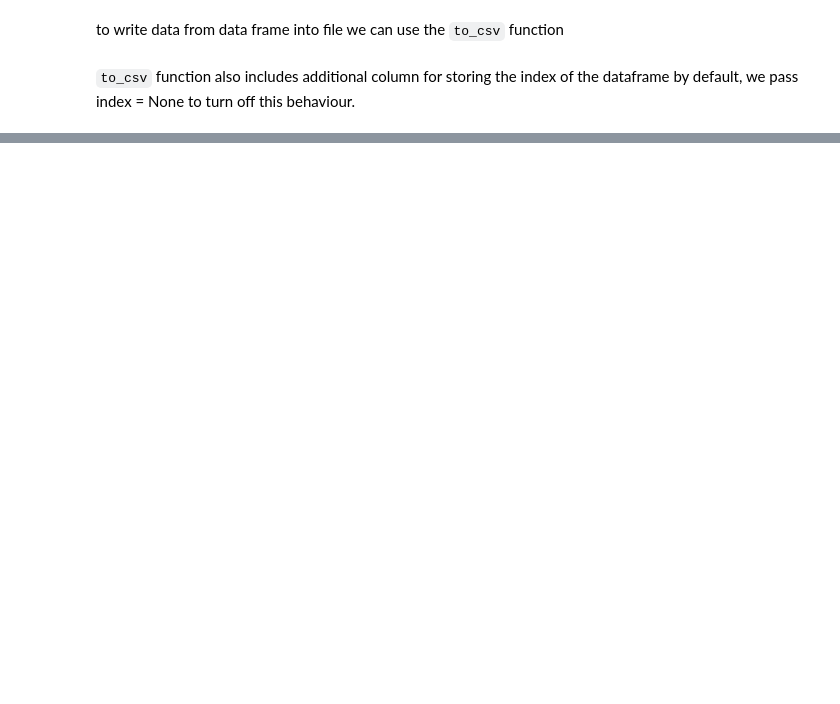
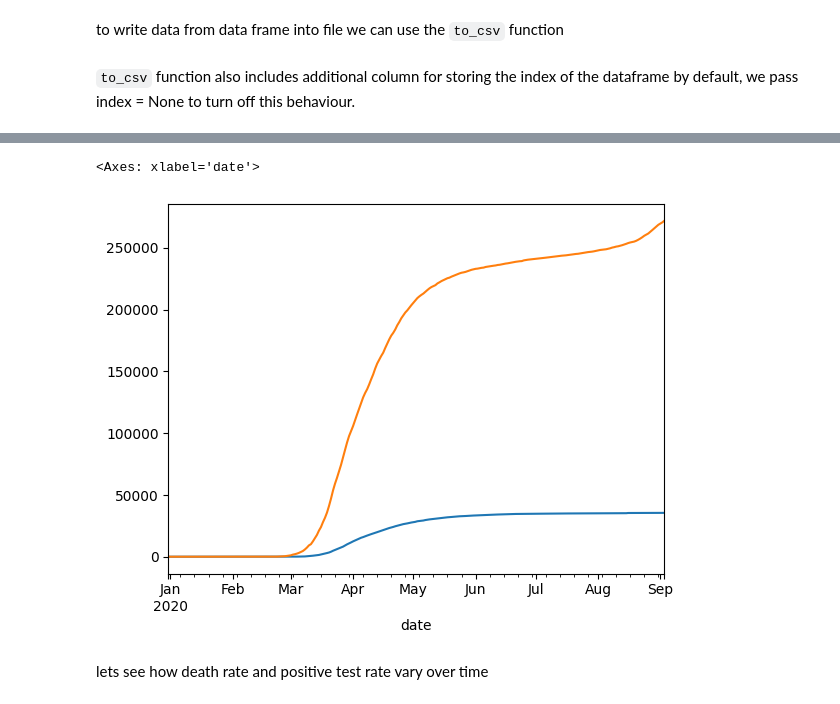
Before and after one commit to ikanhaiya/Python_dataAnalytics-, a Jupyter notebook: pandas/analyzing_italy_covid_daywise.ipynb, the cells around one changed output, grey strips where cells are left out. Saved outputs shown, nothing was run; the diff lists cells and outputs as text; code cells hidden in the pictures; blank space fills up the shorter version.

```diff
--- a/pandas/analyzing_italy_covid_daywise.ipynb
+++ b/pandas/analyzing_italy_covid_daywise.ipynb
@@ -892,0 +943,8 @@ result_df.to_csv('result_csv', index=None)
+# %%
+result_df.total_deaths.plot()
+result_df.total_cases.plot()
+# %% [output]
+<Axes: xlabel='date'>
+[figure, added]
+# %% [markdown]
+lets see how death rate and positive test rate vary over time
```
Also changed, not shown: parts of 20 cells of this notebook, 1 other file.
